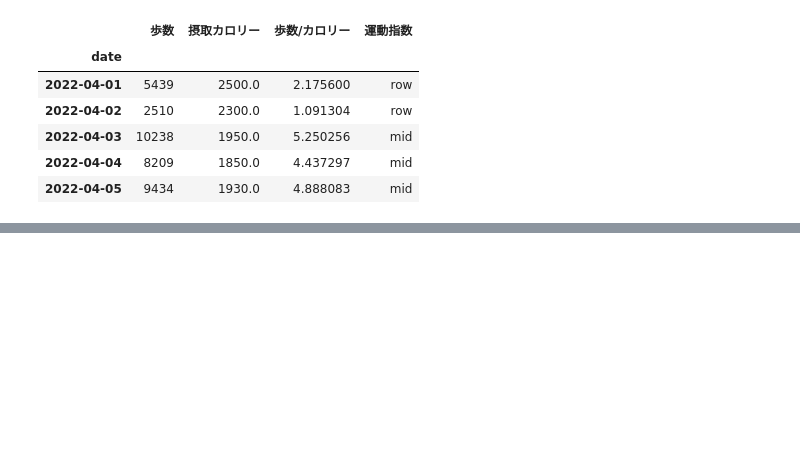
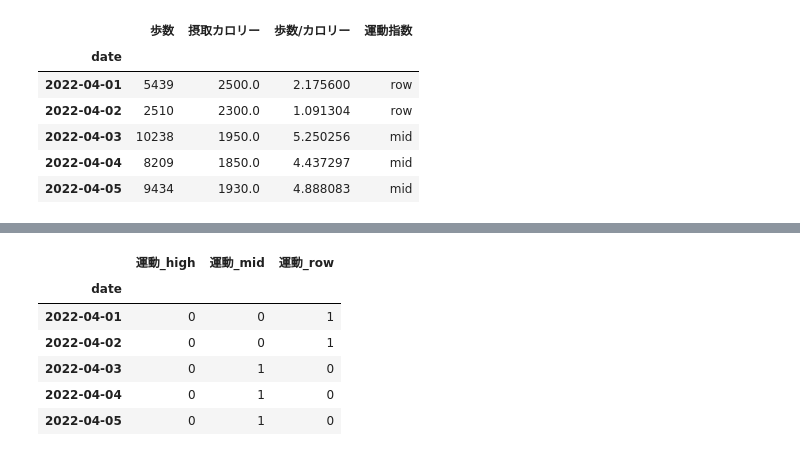
Before and after one commit to phonon-py/ZTest_ws, a Jupyter notebook: data_analysis.ipynb, the cells around one changed output, grey strips where cells are left out. Cells and saved outputs as stored; diff of their text form; code cells hidden in the pictures; blank space fills up the shorter version.

Commit message:
pandas便利機能

```diff
--- a/data_analysis.ipynb
+++ b/data_analysis.ipynb
@@ -5012,0 +5015,5 @@ df.head()
+# %%
+import pandas as pd
+
+df = pd.read_pickle('/Users/kimuratoshiyuki/Dropbox/Python/stats/202204_health.pickle')
+df.head()
@@ -5012,0 +5028,12 @@ df.head()
+# %%
+df_moved = pd.get_dummies(df.loc[:,'運動指数'],
+                          prefix='運動')
+df_moved.head()
+# %% [output]
+|  | 運動_high | 運動_mid | 運動_row |
+| date |  |  |  |
+| 2022-04-01 | 0 | 0 | 1 |
+| 2022-04-02 | 0 | 0 | 1 |
+| 2022-04-03 | 0 | 1 | 0 |
+| 2022-04-04 | 0 | 1 | 0 |
+| 2022-04-05 | 0 | 1 | 0 |
```
Also changed, not shown: parts of 11 cells of this notebook.
